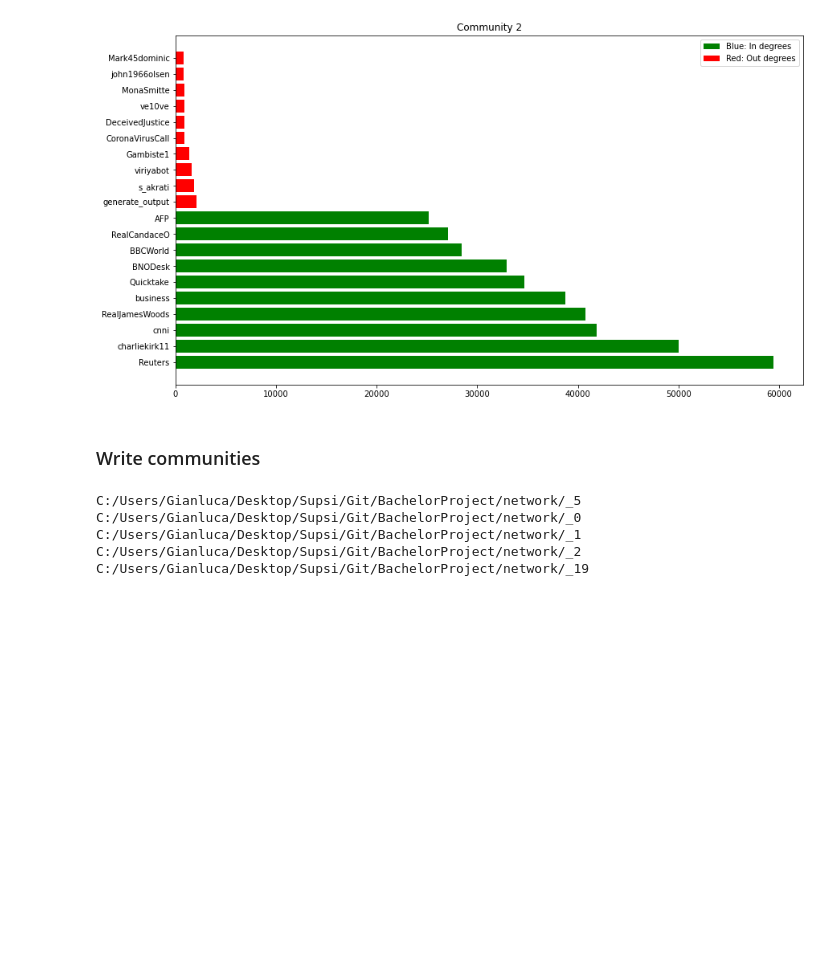
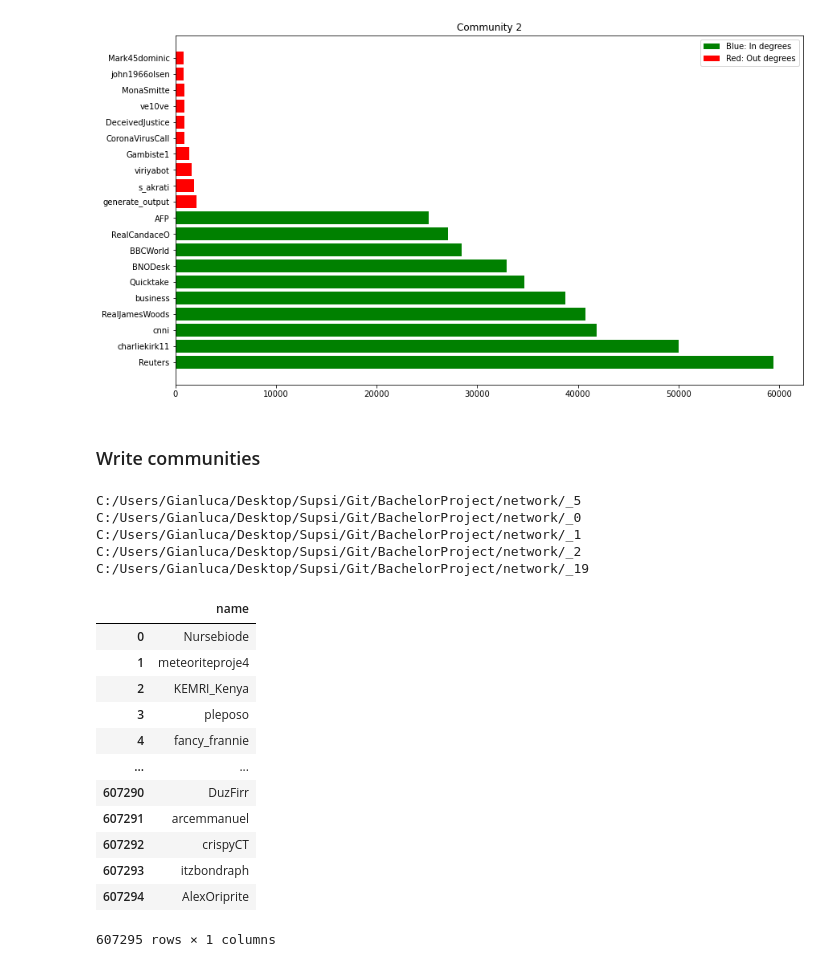
Before and after one commit to gi-ux/BachelorProject, a Jupyter notebook: notebook/Retweet_Network.ipynb, the cells around one changed output. Saved outputs shown, nothing was run; the diff lists cells and outputs as text; code cells hidden in the pictures; blank space fills up the shorter version.

```diff
--- a/notebook/Retweet_Network.ipynb
+++ b/notebook/Retweet_Network.ipynb
@@ -496,3 +502,28 @@ C:/Users/Gianluca/Desktop/Supsi/Git/BachelorProject/network/_0
 C:/Users/Gianluca/Desktop/Supsi/Git/BachelorProject/network/_1
 C:/Users/Gianluca/Desktop/Supsi/Git/BachelorProject/network/_2
 C:/Users/Gianluca/Desktop/Supsi/Git/BachelorProject/network/_19
+# %%
+comm = []
+filename = glob.glob("C:/Users/Gianluca/Desktop/Supsi/Git/BachelorProject/network/")
+
+for i in louvain:
+    if(louvain.get(i) == 19):
+        comm.append(i)
+df = pd.DataFrame(comm, columns = ["name"])
+df.to_csv(filename[0] + 'prova_19.csv', index=False, encoding="utf-8", line_terminator="\n")
+# %%
+df
+# %% [output]
+|  | name |
+| 0 | Nursebiode |
+| 1 | meteoriteproje4 |
+| 2 | KEMRI_Kenya |
+| 3 | pleposo |
+| 4 | fancy_frannie |
+| ... | ... |
+| 607290 | DuzFirr |
+| 607291 | arcemmanuel |
+| 607292 | crispyCT |
+| 607293 | itzbondraph |
+| 607294 | AlexOriprite |
+607295 rows × 1 columns
```
Also changed, not shown: parts of 4 cells of this notebook, 7 other files.
